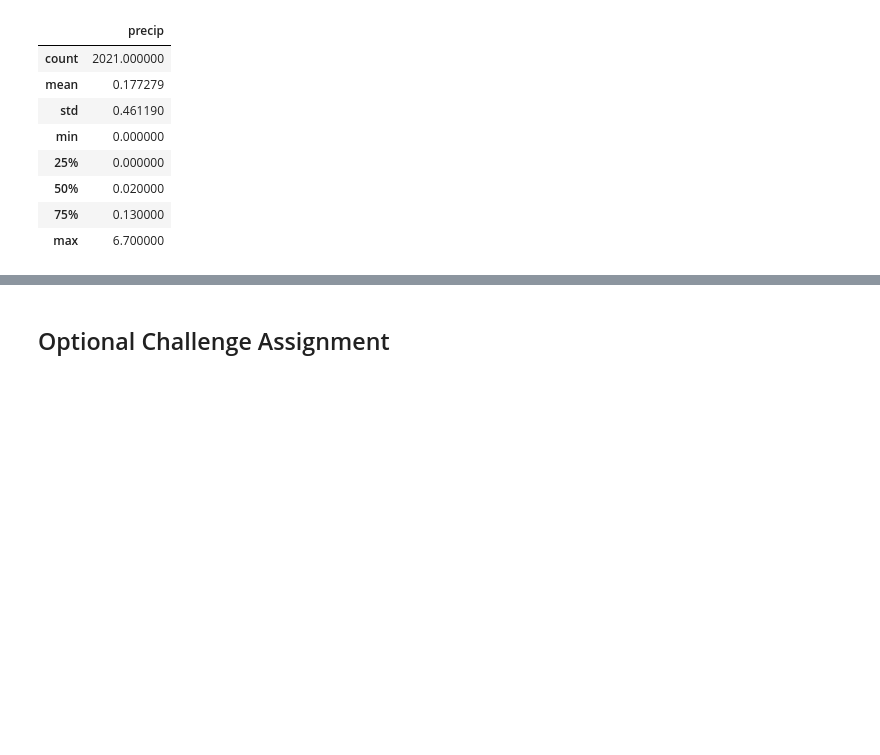
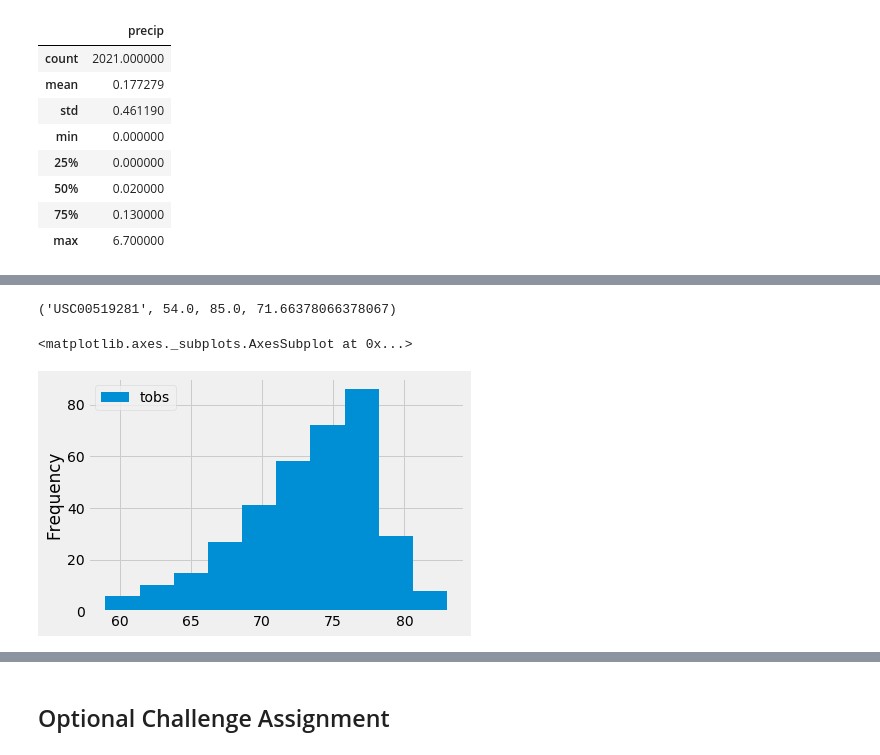
Before and after one commit to lesterstrouse/python-challenge, a Jupyter notebook: sqlalchemy/climate.ipynb, the cells around one changed output, grey strips where cells are left out. Cells and saved outputs as stored; diff of their text form; code cells hidden in the pictures; blank space fills up the shorter version.

```diff
--- a/sqlalchemy/climate.ipynb
+++ b/sqlalchemy/climate.ipynb
@@ -148,9 +164,23 @@ precip_df.describe()
 # %%
 # Using the station id from the previous query, calculate the lowest temperature recorded,
 # highest temperature recorded, and average temperature most active station?
+measave=session.query(Measurement.station,func.min(Measurement.tobs),func.max(Measurement.tobs),func.avg(Measurement.tobs))\
+.filter(Measurement.station == 'USC00519281').all()
+for row in measave:
+    print(row)
+# %% [output]
+('USC00519281', 54.0, 85.0, 71.66378066378067)
 # %%
 # Choose the station with the highest number of temperature observations.
 # Query the last 12 months of temperature observation data for this station and plot the results as a histogram
+temptobs = session.query(Measurement.tobs)\
+.filter(Measurement.date >= f"{begindate}", Measurement.station =="USC00519281").all()
+# Save the query results as a Pandas DataFrame
+precip_df = pd.DataFrame(temptobs,columns=['tobs'])
+precip_df.plot(kind='hist')
+# %% [output]
+<matplotlib.axes._subplots.AxesSubplot at 0x...>
+[figure, added]
 # %% [markdown]
 ![precipitation](Images/station-histogram.png)
 # %%
```
Also changed, not shown: parts of 8 cells of this notebook, 1 other file.
